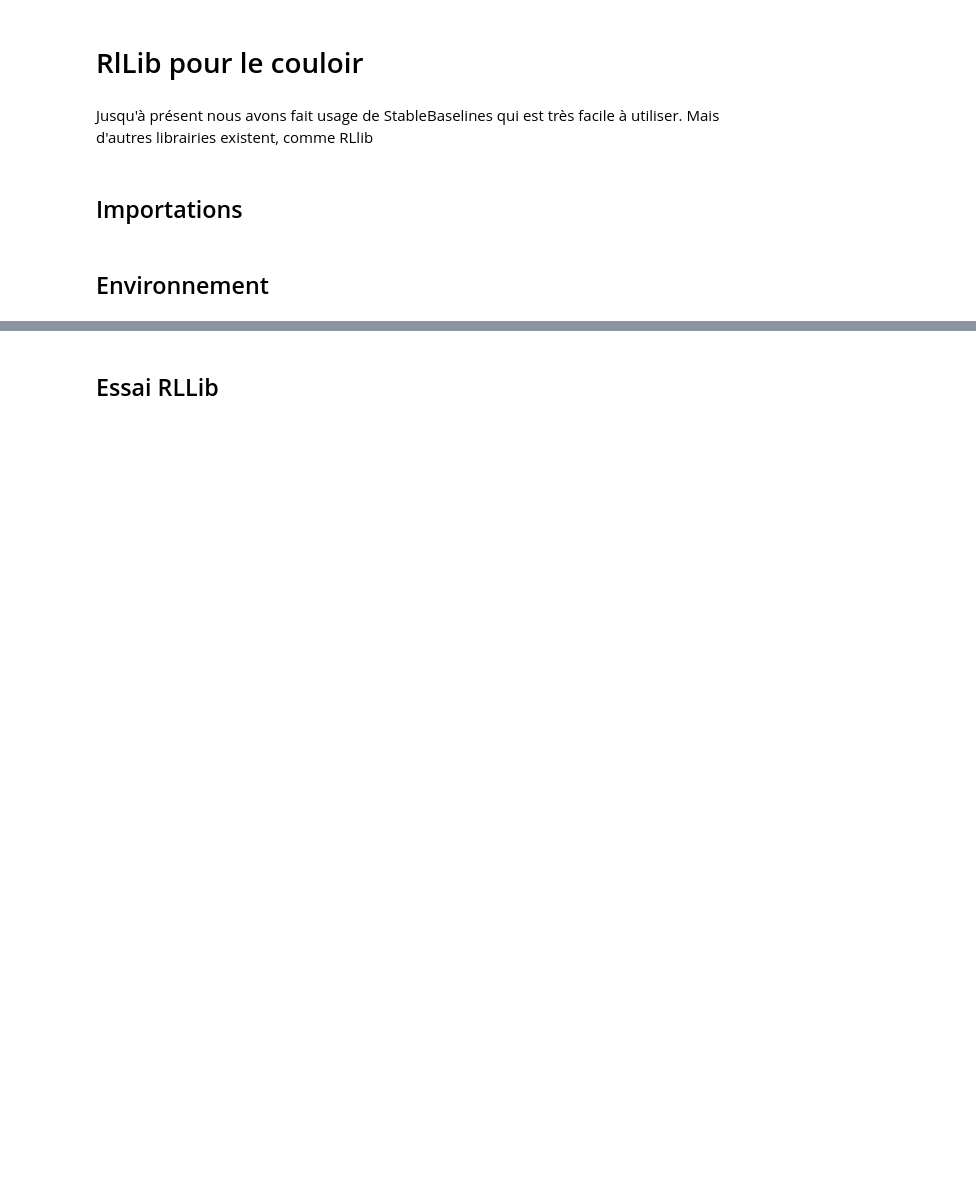
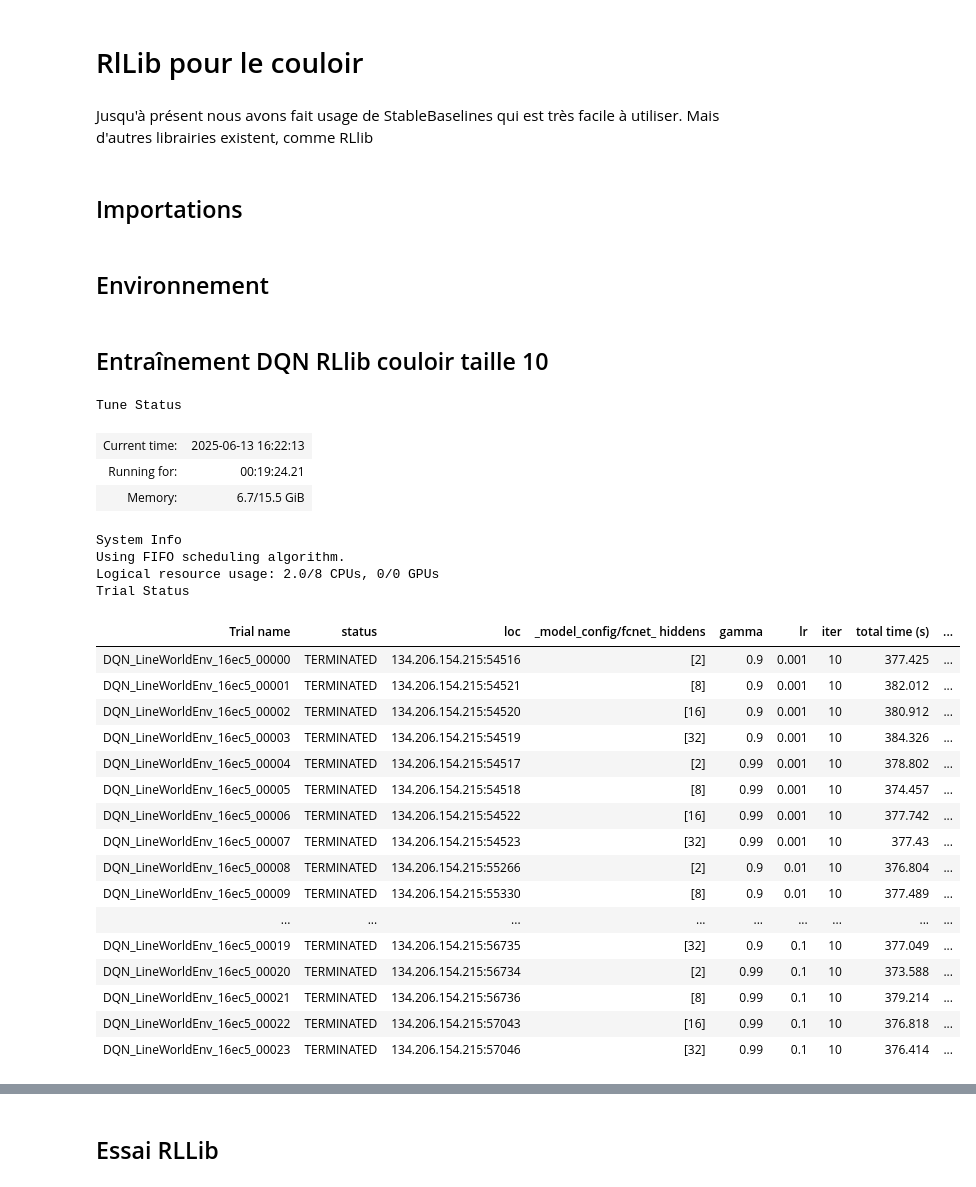
Before and after one commit to Enzo-Claeyssen/jeux_iteres_part1, a Jupyter notebook: couloir_part2.ipynb, the cells around one changed output, grey strips where cells are left out. Cells and saved outputs as stored; diff of their text form; code cells hidden in the pictures; blank space fills up the shorter version.

```diff
--- a/couloir_part2.ipynb
+++ b/couloir_part2.ipynb
@@ -57,3 +58,73 @@ class LineWorldEnv(gymnasium.Env):
 
     def render(self):
         print("État actuel :", self.state)
+# %% [markdown]
+## Entraînement DQN RLlib couloir taille 10
+# %%
+# Configure the algorithm.
+config = (
+    DQNConfig()
+    .environment(
+        LineWorldEnv,
+        env_config = {'n_states' : 10},
+    )
+
+    .env_runners(
+        # Observations are discrete (ints) -> We need to flatten (one-hot) them.
+        env_to_module_connector=lambda env: FlattenObservations(),
+    )
+
+
+    # Specify a simple tune hyperparameter sweep.
+    .training(
+        lr = tune.grid_search([0.001, 0.01, 0.1]),
+        gamma = tune.grid_search([0.9, 0.99])
+    )
+
+    .rl_module(
+        model_config = {
+            "fcnet_hiddens" : tune.grid_search([[2], [8], [16], [32]])
+        }
+    )
+)
+
+
+
+# Create a Tuner instance to manage the trials.
+tuner = tune.Tuner(
+    config.algo_class,
+    param_space=config,
+    # Specify a stopping criterion. Note that the criterion has to match one of the
+    # pretty printed result metrics from the results returned previously by
+    run_config=train.RunConfig(
+        stop={"num_env_steps_sampled_lifetime": 10000},
+    ),
+)
+# Run the Tuner and capture the results.
+results = tuner.fit()
+# %% [output]
+Tune Status
+| Current time: | 2025-06-13 16:22:13 |
+| Running for: | 00:19:24.21 |
+| Memory: | 6.7/15.5 GiB |
+System Info
+Using FIFO scheduling algorithm.
+Logical resource usage: 2.0/8 CPUs, 0/0 GPUs
+Trial Status
+| Trial name | status | loc | _model_config/fcnet_ hiddens | gamma | lr | iter | total time (s) | ... |
+| DQN_LineWorldEnv_16ec5_00000 | TERMINATED | 134.206.154.215:54516 | [2] | 0.9 | 0.001 | 10 | 377.425 | ... |
+| DQN_LineWorldEnv_16ec5_00001 | TERMINATED | 134.206.154.215:54521 | [8] | 0.9 | 0.001 | 10 | 382.012 | ... |
+| DQN_LineWorldEnv_16ec5_00002 | TERMINATED | 134.206.154.215:54520 | [16] | 0.9 | 0.001 | 10 | 380.912 | ... |
+| DQN_LineWorldEnv_16ec5_00003 | TERMINATED | 134.206.154.215:54519 | [32] | 0.9 | 0.001 | 10 | 384.326 | ... |
+| DQN_LineWorldEnv_16ec5_00004 | TERMINATED | 134.206.154.215:54517 | [2] | 0.99 | 0.001 | 10 | 378.802 | ... |
+| DQN_LineWorldEnv_16ec5_00005 | TERMINATED | 134.206.154.215:54518 | [8] | 0.99 | 0.001 | 10 | 374.457 | ... |
+| DQN_LineWorldEnv_16ec5_00006 | TERMINATED | 134.206.154.215:54522 | [16] | 0.99 | 0.001 | 10 | 377.742 | ... |
+| DQN_LineWorldEnv_16ec5_00007 | TERMINATED | 134.206.154.215:54523 | [32] | 0.99 | 0.001 | 10 | 377.43 | ... |
+| DQN_LineWorldEnv_16ec5_00008 | TERMINATED | 134.206.154.215:55266 | [2] | 0.9 | 0.01 | 10 | 376.804 | ... |
+| DQN_LineWorldEnv_16ec5_00009 | TERMINATED | 134.206.154.215:55330 | [8] | 0.9 | 0.01 | 10 | 377.489 | ... |
+| ... | ... | ... | ... | ... | ... | ... | ... | ... |
+| DQN_LineWorldEnv_16ec5_00019 | TERMINATED | 134.206.154.215:56735 | [32] | 0.9 | 0.1 | 10 | 377.049 | ... |
+| DQN_LineWorldEnv_16ec5_00020 | TERMINATED | 134.206.154.215:56734 | [2] | 0.99 | 0.1 | 10 | 373.588 | ... |
+| DQN_LineWorldEnv_16ec5_00021 | TERMINATED | 134.206.154.215:56736 | [8] | 0.99 | 0.1 | 10 | 379.214 | ... |
+| DQN_LineWorldEnv_16ec5_00022 | TERMINATED | 134.206.154.215:57043 | [16] | 0.99 | 0.1 | 10 | 376.818 | ... |
+| DQN_LineWorldEnv_16ec5_00023 | TERMINATED | 134.206.154.215:57046 | [32] | 0.99 | 0.1 | 10 | 376.414 | ... |
```
Also changed, not shown: parts of 9 cells of this notebook, 2 other files.
